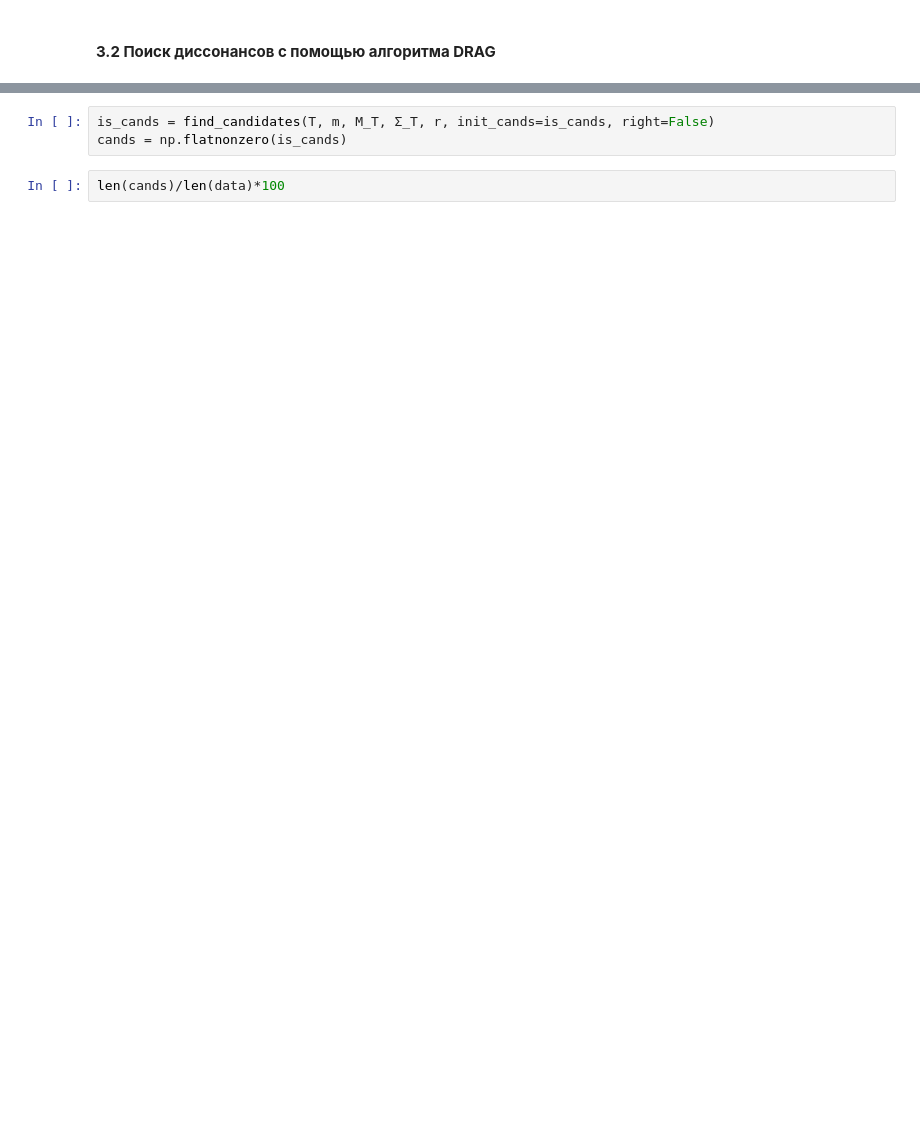
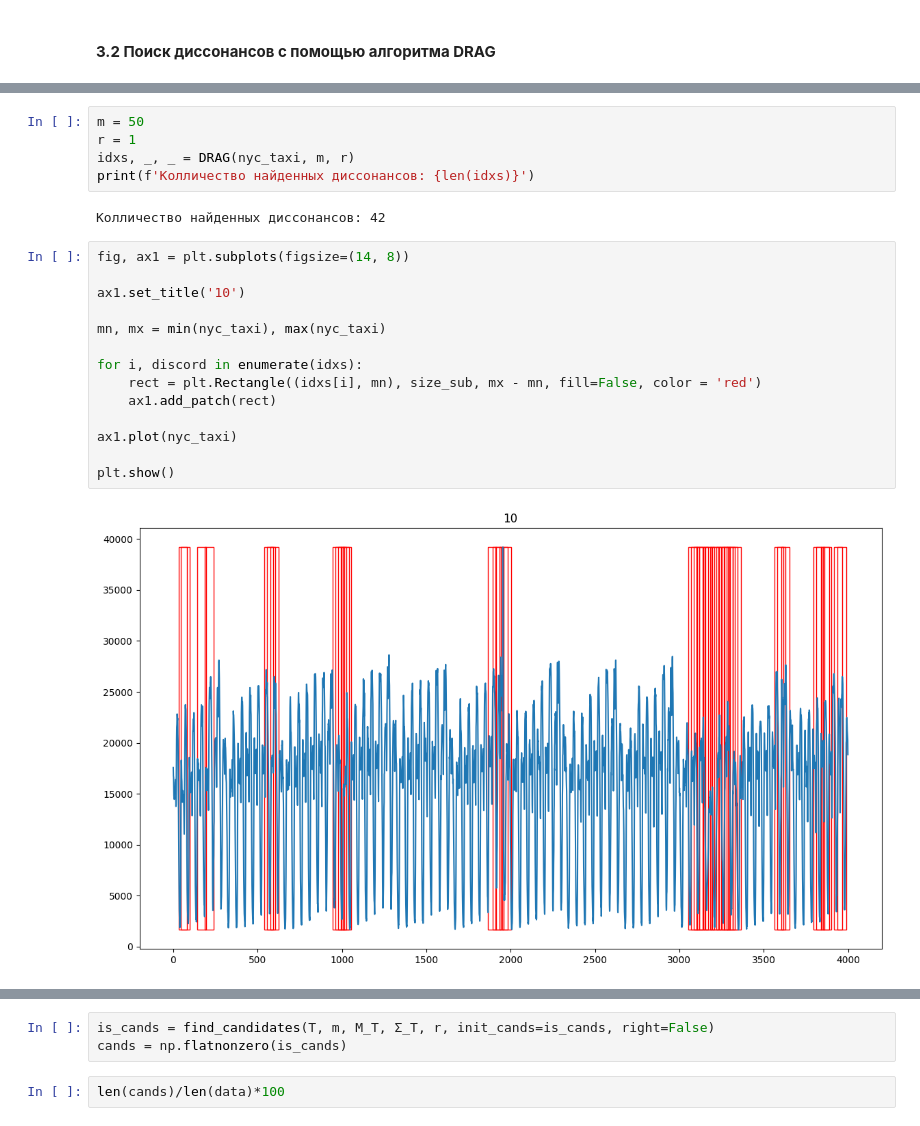
Before and after one commit to Obi1Ne/2023-Berezin-TimeSeriesCourse, a Jupyter notebook: practice/03 Discords/03 Discords.ipynb, the cells around one changed output, grey strips where cells are left out. Drawn from its saved outputs; the diff is of its cells as text; blank space fills up the shorter version.

```diff
--- a/practice/03 Discords/03 Discords.ipynb
+++ b/practice/03 Discords/03 Discords.ipynb
@@ -220,0 +229,23 @@ r = 4.7
+# %%
+m = 50
+r = 1
+idxs, _, _ = DRAG(nyc_taxi, m, r)
+print(f'Колличество найденных диссонансов: {len(idxs)}')
+# %% [output]
+Колличество найденных диссонансов: 42
+# %%
+fig, ax1 = plt.subplots(figsize=(14, 8))
+
+ax1.set_title('10')
+
+mn, mx = min(nyc_taxi), max(nyc_taxi)
+
+for i, discord in enumerate(idxs):
+    rect = plt.Rectangle((idxs[i], mn), size_sub, mx - mn, fill=False, color = 'red')
+    ax1.add_patch(rect)
+
+ax1.plot(nyc_taxi)
+
+plt.show()
+# %% [output]
+[figure, added]
```
Also changed, not shown: parts of 93 cells of this notebook.
